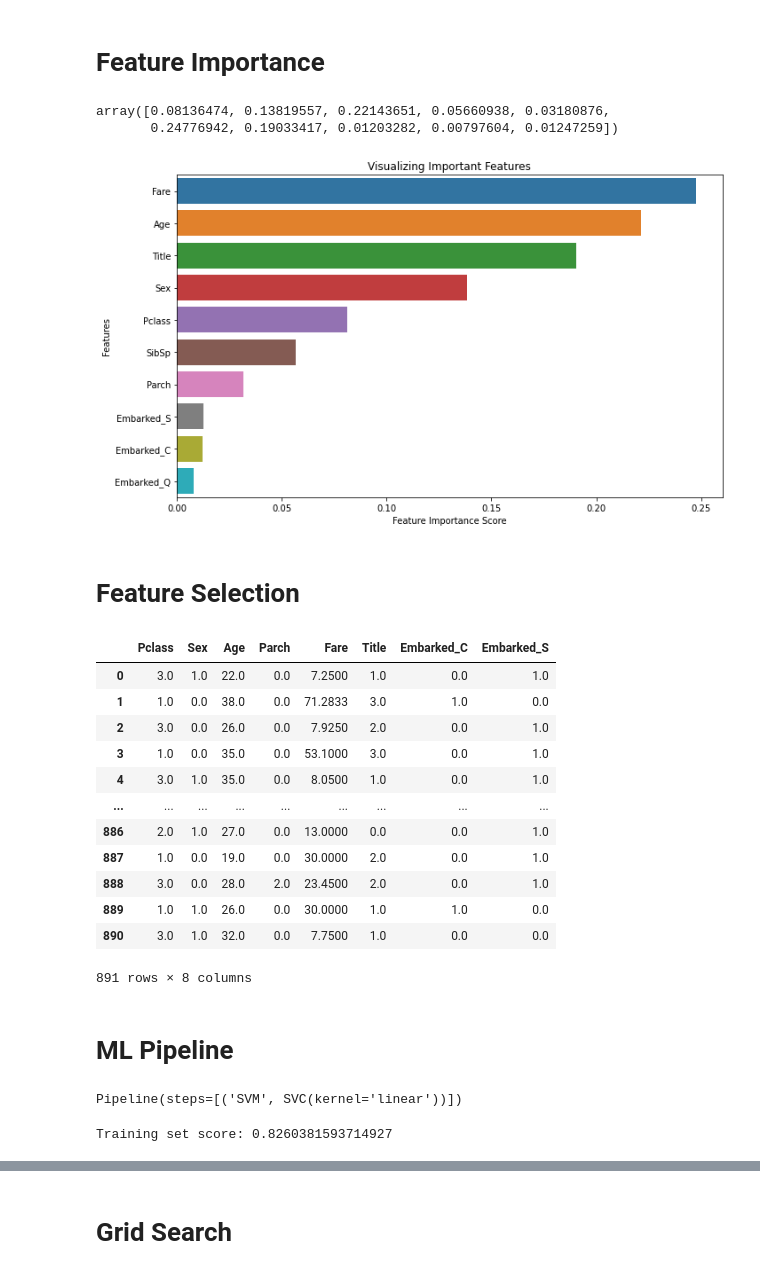
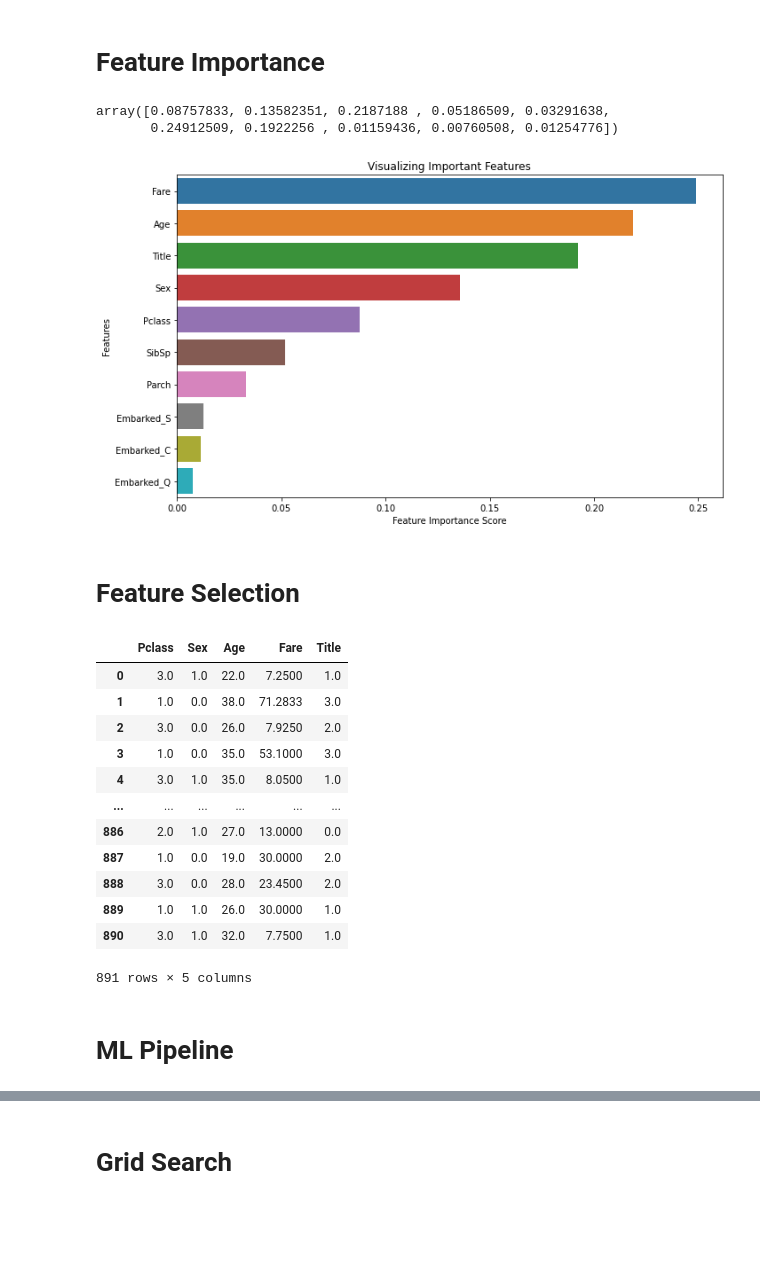
Before and after one commit to CertifaiAI/data-science-fundamentals, a Jupyter notebook: day_3/8S_End to End Example .ipynb, the cells around one changed output, grey strips where cells are left out. Drawn from its saved outputs; the diff is of its cells as text; code cells hidden in the pictures; blank space fills up the shorter version.

```diff
--- a/day_3/8S_End to End Example .ipynb
+++ b/day_3/8S_End to End Example .ipynb
@@ -1190,7 +1190,8 @@ class CheckSchema():
 ![image](https://user-images.githubusercontent.com/59526258/135563156-c82ecf6c-803b-4c96-b082-11aed171011f.png)
 # %%
 x_train = pd.read_csv('../data/titanic_train.csv')
-pipeX = Pipeline(steps=[
+x_test  = pd.read_csv('../data/titanic_test.csv')
+train_pipe = Pipeline(steps=[
     ('CheckSchema',CheckSchema(schema)),
     ('Drop', DropData(['Cabin','Ticket','PassengerId'])),
     ('CreateTitle', CreateTitle()),
@@ -1198,10 +1199,22 @@ pipeX = Pipeline(steps=[
     ('LabelEncode',ModifiedLabelEncoder('Sex')),
     ('ImputeAge',Impute('Age','median')),
     ('ImputeEmbarked',Impute('Embarked',"mode")),
-    ('OneHotEncoder',CustomOneHotEncoder('Embarked')),
+    ('OneHotEncoder',CustomOneHotEncoder('Embarked'))
+#     ('DropSibSpParch', DropData(['SibSp','Parch'])),
 #     ('AgeBinining',Binning(AgeBin)),
 #     ('FareBinining',Binning(FareBin))
 ])
+
+test_pipe = Pipeline(steps=[
+    ('CheckSchema',CheckSchema(schema)),
+    ('Drop', DropData(['Cabin','Ticket','PassengerId'])),
+    ('CreateTitle', CreateTitle()),
+    ('DropName', DropData(['Name'])),
+    ('LabelEncode',ModifiedLabelEncoder('Sex')),
+    ('ImputeAge',Impute('Age','median')),
+    ('ImputeFare',Impute('Fare','median')),
+    ('ImputeEmbarked',Impute('Embarked',"mode")),
+    ('OneHotEncoder',CustomOneHotEncoder('Embarked'))])
 # %%
 x_train_exp1 = pipeX.fit_transform(x_train)
 x_train_exp1
@@ -1238,14 +1253,17 @@ dtype: int64
 # Feature Importance
 # %%
 x_train_feature = x_train_exp1.iloc[:,1:]
-x_train_target = x_train.Survived
+y_train_target = x_train.Survived
+x_test_feature = x_test_exp1
+y_test= pd.read_csv('../data/titanic_test_result.csv')
+y_test_target=y_test['Survived']
 # %%
 random_forest_fi = RandomForestClassifier(n_estimators=100)
 random_forest_fi.fit(x_train_feature, x_train_target)
 random_forest_fi.feature_importances_
 # %% [output]
-array([0.08136474, 0.13819557, 0.22143651, 0.05660938, 0.03180876,
-       0.24776942, 0.19033417, 0.01203282, 0.00797604, 0.01247259])
+array([0.08757833, 0.13582351, 0.2187188 , 0.05186509, 0.03291638,
+       0.24912509, 0.1922256 , 0.01159436, 0.00760508, 0.01254776])
 # %%
 feature_imp = pd.Series(random_forest_fi.feature_importances_, index=x_train_feature.columns).sort_values(ascending=False)
 plt.figure(figsize=(10,6))
@@ -1256,30 +1274,30 @@ plt.ylabel('Features')
 plt.title("Visualizing Important Features")
 plt.tight_layout()
 # %% [output]
-[figure, old version]
+[figure, new version]
 # %% [markdown]
 # Feature Selection
 # %%
 from sklearn.feature_selection import SelectKBest, chi2
 # %%
-x_train_newf = SelectKBest(score_func=chi2,k=8)
+x_train_newf = SelectKBest(score_func=chi2,k=5)
 x_train_newf.fit(x_train_feature,x_train_target)
 ix = x_train_newf.get_support()
 feature_s = pd.DataFrame(x_train_newf.transform(x_train_feature), columns = x_train_feature.columns.values[ix])
 feature_s
 # %% [output]
-|  | Pclass | Sex | Age | Parch | Fare | Title | Embarked_C | Embarked_S |
-| 0 | 3.0 | 1.0 | 22.0 | 0.0 | 7.2500 | 1.0 | 0.0 | 1.0 |
-| 1 | 1.0 | 0.0 | 38.0 | 0.0 | 71.2833 | 3.0 | 1.0 | 0.0 |
-| 2 | 3.0 | 0.0 | 26.0 | 0.0 | 7.9250 | 2.0 | 0.0 | 1.0 |
-| 3 | 1.0 | 0.0 | 35.0 | 0.0 | 53.1000 | 3.0 | 0.0 | 1.0 |
-| 4 | 3.0 | 1.0 | 35.0 | 0.0 | 8.0500 | 1.0 | 0.0 | 1.0 |
-| ... | ... | ... | ... | ... | ... | ... | ... | ... |
-| 886 | 2.0 | 1.0 | 27.0 | 0.0 | 13.0000 | 0.0 | 0.0 | 1.0 |
-| 887 | 1.0 | 0.0 | 19.0 | 0.0 | 30.0000 | 2.0 | 0.0 | 1.0 |
-| 888 | 3.0 | 0.0 | 28.0 | 2.0 | 23.4500 | 2.0 | 0.0 | 1.0 |
-| 889 | 1.0 | 1.0 | 26.0 | 0.0 | 30.0000 | 1.0 | 1.0 | 0.0 |
-| 890 | 3.0 | 1.0 | 32.0 | 0.0 | 7.7500 | 1.0 | 0.0 | 0.0 |
+|  | Pclass | Sex | Age | Fare | Title |
+| 0 | 3.0 | 1.0 | 22.0 | 7.2500 | 1.0 |
+| 1 | 1.0 | 0.0 | 38.0 | 71.2833 | 3.0 |
+| 2 | 3.0 | 0.0 | 26.0 | 7.9250 | 2.0 |
+| 3 | 1.0 | 0.0 | 35.0 | 53.1000 | 3.0 |
+| 4 | 3.0 | 1.0 | 35.0 | 8.0500 | 1.0 |
+| ... | ... | ... | ... | ... | ... |
+| 886 | 2.0 | 1.0 | 27.0 | 13.0000 | 0.0 |
+| 887 | 1.0 | 0.0 | 19.0 | 30.0000 | 2.0 |
+| 888 | 3.0 | 0.0 | 28.0 | 23.4500 | 2.0 |
+| 889 | 1.0 | 1.0 | 26.0 | 30.0000 | 1.0 |
+| 890 | 3.0 | 1.0 | 32.0 | 7.7500 | 1.0 |
-891 rows × 8 columns
+891 rows × 5 columns
 # %% [markdown]
 # ML Pipeline
@@ -1294,8 +1303,0 @@ mlpipe =  Pipeline(steps=[
-# %%
-mlpipe.fit(x_train_feature,x_train_target)
-# %% [output]
-Pipeline(steps=[('SVM', SVC(kernel='linear'))])
-# %%
-print('Training set score: ' + str(mlpipe.score(x_train_feature,x_train_target)))
-# %% [output]
-Training set score: 0.8260381593714927
```
Also changed, not shown: parts of 15 cells of this notebook.
